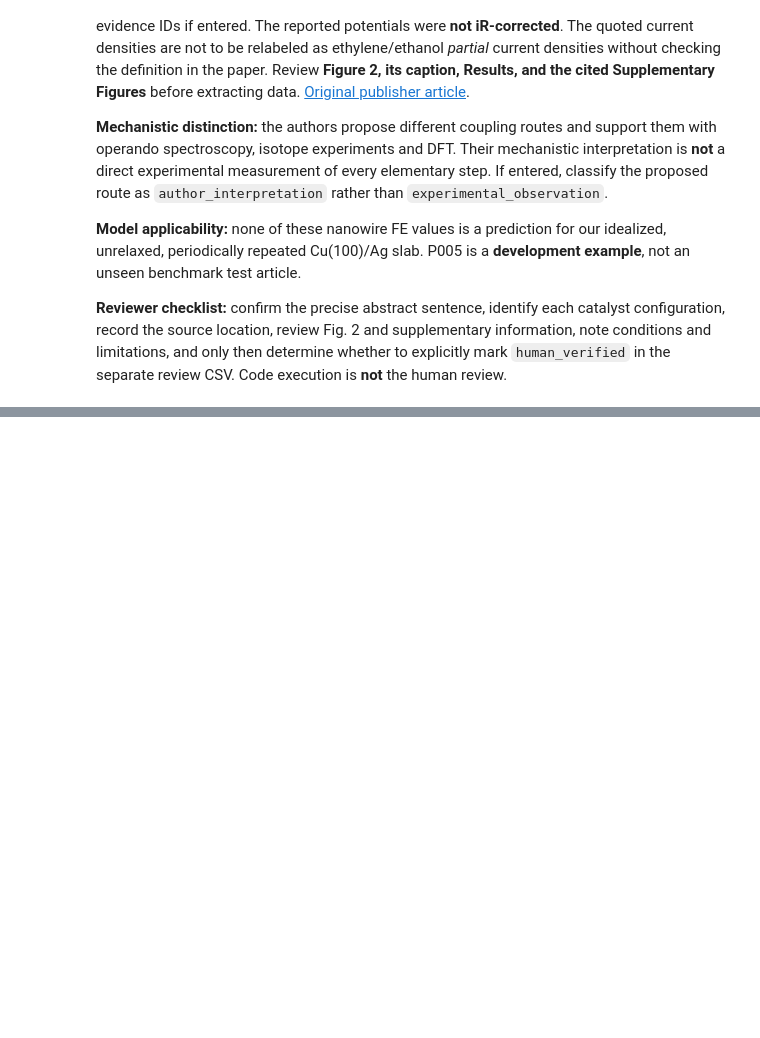
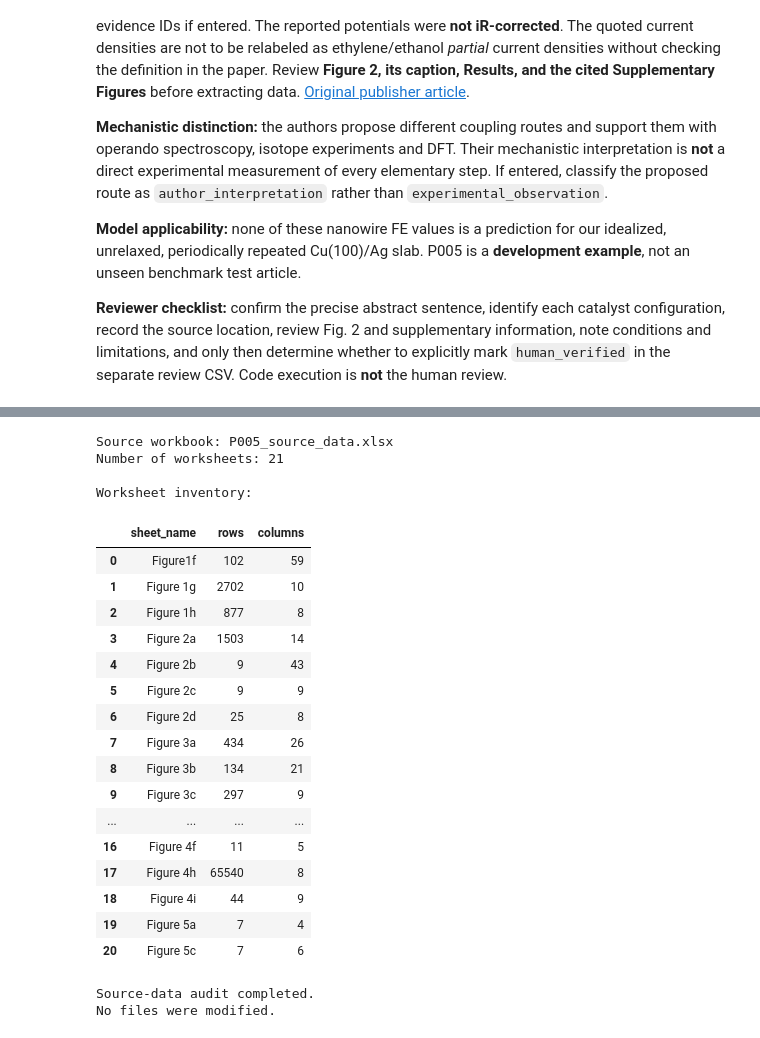
Before and after one commit to Nsolebna/CuSelect-AI, a Jupyter notebook: notebooks/02_Literature_and_Evidence.ipynb, the cells around one changed output, grey strips where cells are left out. Cells and saved outputs as stored; diff of their text form; code cells hidden in the pictures; blank space fills up the shorter version.

```diff
--- a/notebooks/02_Literature_and_Evidence.ipynb
+++ b/notebooks/02_Literature_and_Evidence.ipynb
@@ -327,0 +1539,70 @@ print('No scientific claims were promoted by this cell.')
+# %%
+
+# PSEUDOCODE
+# 1. Locate the original P005 source-data workbook.
+# 2. Verify that the file exists.
+# 3. Identify all available worksheets.
+# 4. Display worksheet dimensions.
+# 5. Do not change any data.
+
+from pathlib import Path
+import pandas as pd
+
+source_path = ROOT / "data/raw/P005_source_data.xlsx"
+
+assert source_path.exists(), (
+    "Source-data file not found. "
+    "Download the publisher XLSX and save it in data/raw/."
+)
+
+excel_file = pd.ExcelFile(source_path)
+
+print("Source workbook:", source_path.name)
+print("Number of worksheets:", len(excel_file.sheet_names))
+print("\nWorksheet inventory:")
+
+inventory = []
+
+for sheet_name in excel_file.sheet_names:
+    sheet = pd.read_excel(
+        excel_file,
+        sheet_name=sheet_name,
+        header=None
+    )
+
+    inventory.append({
+        "sheet_name": sheet_name,
+        "rows": sheet.shape[0],
+        "columns": sheet.shape[1]
+    })
+
+inventory_df = pd.DataFrame(inventory)
+
+display(inventory_df)
+
+print("\nSource-data audit completed.")
+print("No files were modified.")
+# %% [output]
+Source workbook: P005_source_data.xlsx
+Number of worksheets: 21
+
+Worksheet inventory:
+|  | sheet_name | rows | columns |
+| 0 | Figure1f | 102 | 59 |
+| 1 | Figure 1g | 2702 | 10 |
+| 2 | Figure 1h | 877 | 8 |
+| 3 | Figure 2a | 1503 | 14 |
+| 4 | Figure 2b | 9 | 43 |
+| 5 | Figure 2c | 9 | 9 |
+| 6 | Figure 2d | 25 | 8 |
+| 7 | Figure 3a | 434 | 26 |
+| 8 | Figure 3b | 134 | 21 |
+| 9 | Figure 3c | 297 | 9 |
+| ... | ... | ... | ... |
+| 16 | Figure 4f | 11 | 5 |
+| 17 | Figure 4h | 65540 | 8 |
+| 18 | Figure 4i | 44 | 9 |
+| 19 | Figure 5a | 7 | 4 |
+| 20 | Figure 5c | 7 | 6 |
+Source-data audit completed.
+No files were modified.
```
Also changed, not shown: parts of 65 cells of this notebook, 2 other files.
